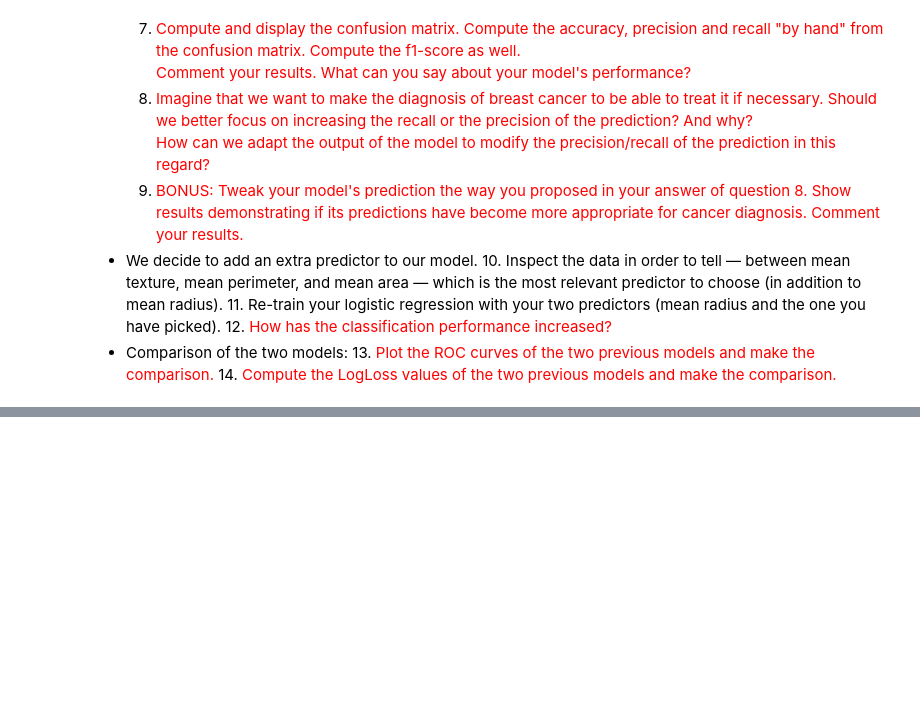
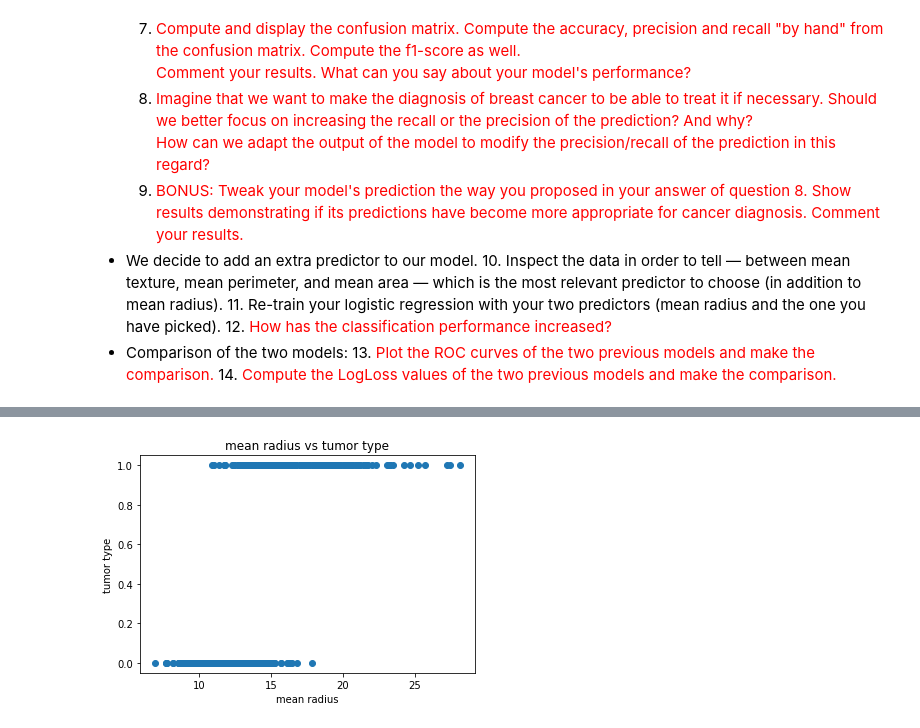
Before and after one commit to ediziks/EPITA-DSA-Notes, a Jupyter notebook: FoundationsOfStatisticalAnalysisAndMachineLearning[FSAML]/class6/Assgn 5-6/ML_course05-06_practice.ipynb, the cells around one changed output, grey strips where cells are left out. Cells and saved outputs as stored; diff of their text form; code cells hidden in the pictures; blank space fills up the shorter version.

```diff
--- a/FoundationsOfStatisticalAnalysisAndMachineLearning[FSAML]/class6/Assgn 5-6/ML_course05-06_practice.ipynb
+++ b/FoundationsOfStatisticalAnalysisAndMachineLearning[FSAML]/class6/Assgn 5-6/ML_course05-06_practice.ipynb
@@ -136,0 +222,6 @@ Comment your results. What can you say about your model's performance?</font>
+# %%
+#   4. Train a logistic regression model.
+from sklearn.linear_model import LogisticRegression
+
+lreg = LogisticRegression()
+lreg.fit(features, target)
@@ -136,0 +267,10 @@ Comment your results. What can you say about your model's performance?</font>
+# %%
+# 5. Reproduce the plot you made in question (3) and add a curve to show the probability of having a malignant tumor for any value of _mean radius,_ according to your logistic regression model.
+
+plt.scatter(features['mean radius'], features['tumor type'])
+plt.xlabel('mean radius')
+plt.ylabel('tumor type')
+plt.title('mean radius vs tumor type')
+plt.show()
+# %% [output]
+[figure, added]
```
Also changed, not shown: parts of 28 cells of this notebook, 2 other files.
